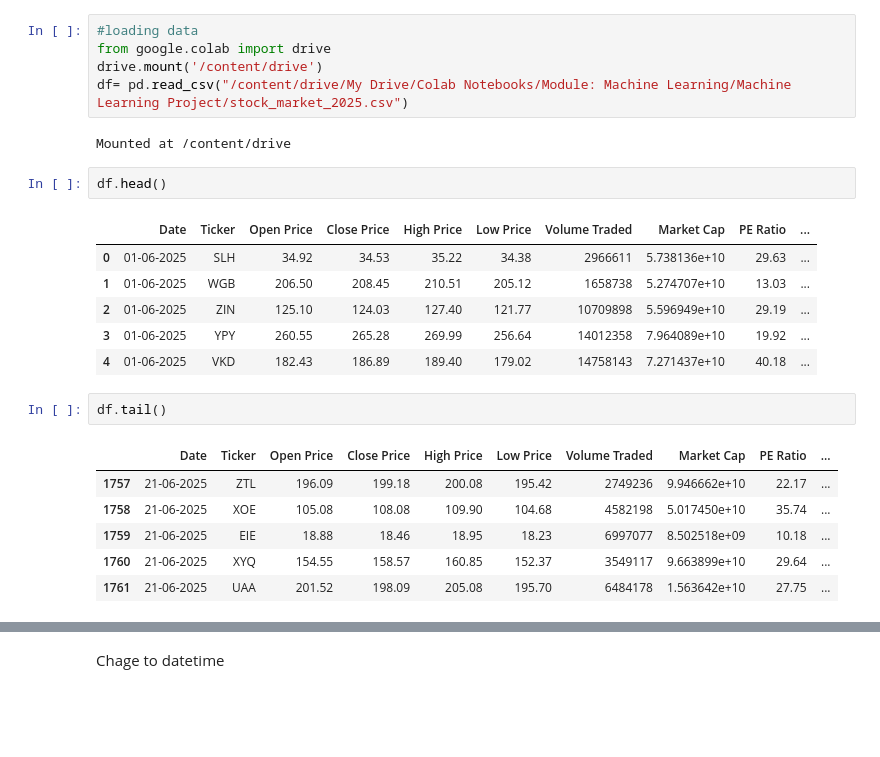
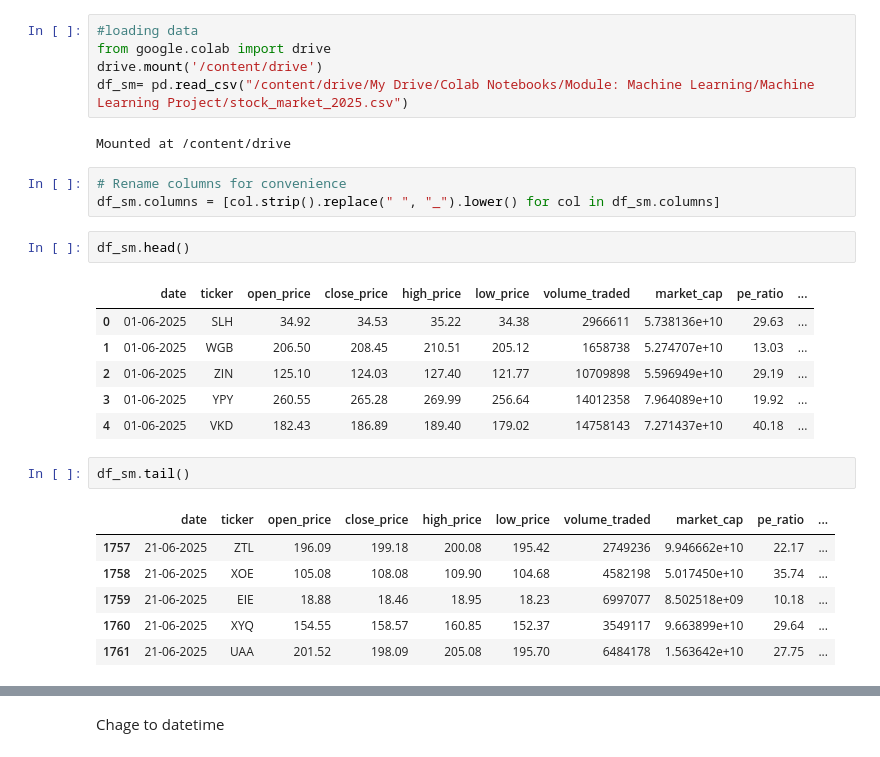
Before and after one commit to Dharmeshgadhiya161/Stock-price-prediction-using-machine-learning, a Jupyter notebook: Stock_Market_ML_and_Prediction_June_2025.ipynb, the cells around one changed output, grey strips where cells are left out. Saved outputs shown, nothing was run; the diff lists cells and outputs as text; blank space fills up the shorter version.

```diff
--- a/Stock_Market_ML_and_Prediction_June_2025.ipynb
+++ b/Stock_Market_ML_and_Prediction_June_2025.ipynb
@@ -36,22 +48,25 @@ import seaborn as sns
 #loading data
 from google.colab import drive
 drive.mount('/content/drive')
-df= pd.read_csv("/content/drive/My Drive/Colab Notebooks/Module: Machine Learning/Machine Learning Project/stock_market_2025.csv")
+df_sm= pd.read_csv("/content/drive/My Drive/Colab Notebooks/Module: Machine Learning/Machine Learning Project/stock_market_2025.csv")
 # %% [output]
 Mounted at /content/drive
+# %%
+# Rename columns for convenience
+df_sm.columns = [col.strip().replace(" ", "_").lower() for col in df_sm.columns]
 # %%
-df.head()
+df_sm.head()
 # %% [output]
-|  | Date | Ticker | Open Price | Close Price | High Price | Low Price | Volume Traded | Market Cap | PE Ratio | ... |
+|  | date | ticker | open_price | close_price | high_price | low_price | volume_traded | market_cap | pe_ratio | ... |
 | 0 | 01-06-2025 | SLH | 34.92 | 34.53 | 35.22 | 34.38 | 2966611 | 5.738136e+10 | 29.63 | ... |
 | 1 | 01-06-2025 | WGB | 206.50 | 208.45 | 210.51 | 205.12 | 1658738 | 5.274707e+10 | 13.03 | ... |
 | 2 | 01-06-2025 | ZIN | 125.10 | 124.03 | 127.40 | 121.77 | 10709898 | 5.596949e+10 | 29.19 | ... |
 | 3 | 01-06-2025 | YPY | 260.55 | 265.28 | 269.99 | 256.64 | 14012358 | 7.964089e+10 | 19.92 | ... |
 | 4 | 01-06-2025 | VKD | 182.43 | 186.89 | 189.40 | 179.02 | 14758143 | 7.271437e+10 | 40.18 | ... |
 # %%
-df.tail()
+df_sm.tail()
 # %% [output]
-|  | Date | Ticker | Open Price | Close Price | High Price | Low Price | Volume Traded | Market Cap | PE Ratio | ... |
+|  | date | ticker | open_price | close_price | high_price | low_price | volume_traded | market_cap | pe_ratio | ... |
 | 1757 | 21-06-2025 | ZTL | 196.09 | 199.18 | 200.08 | 195.42 | 2749236 | 9.946662e+10 | 22.17 | ... |
 | 1758 | 21-06-2025 | XOE | 105.08 | 108.08 | 109.90 | 104.68 | 4582198 | 5.017450e+10 | 35.74 | ... |
 | 1759 | 21-06-2025 | EIE | 18.88 | 18.46 | 18.95 | 18.23 | 6997077 | 8.502518e+09 | 10.18 | ... |
```
Also changed, not shown: parts of 51 cells of this notebook.
